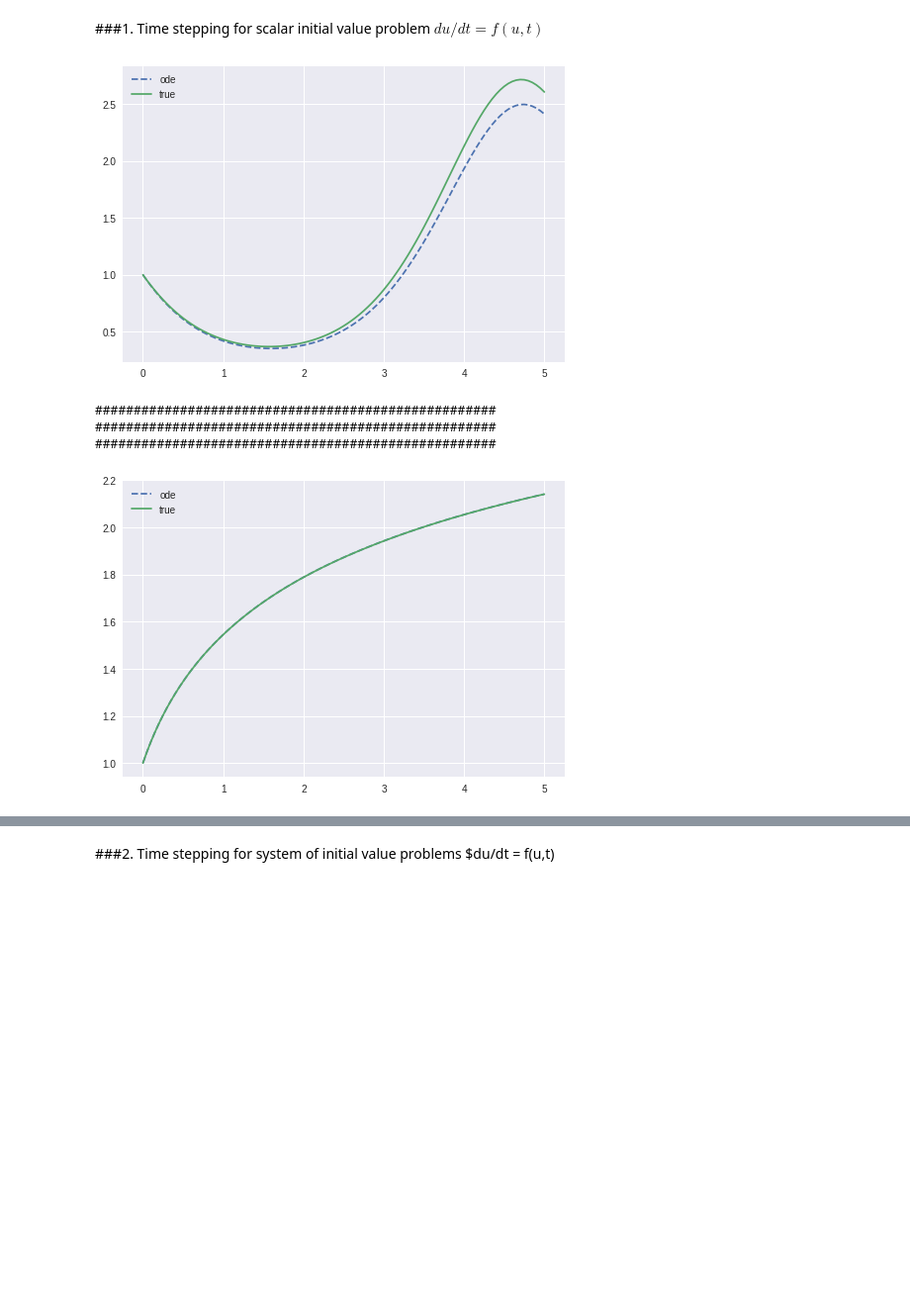
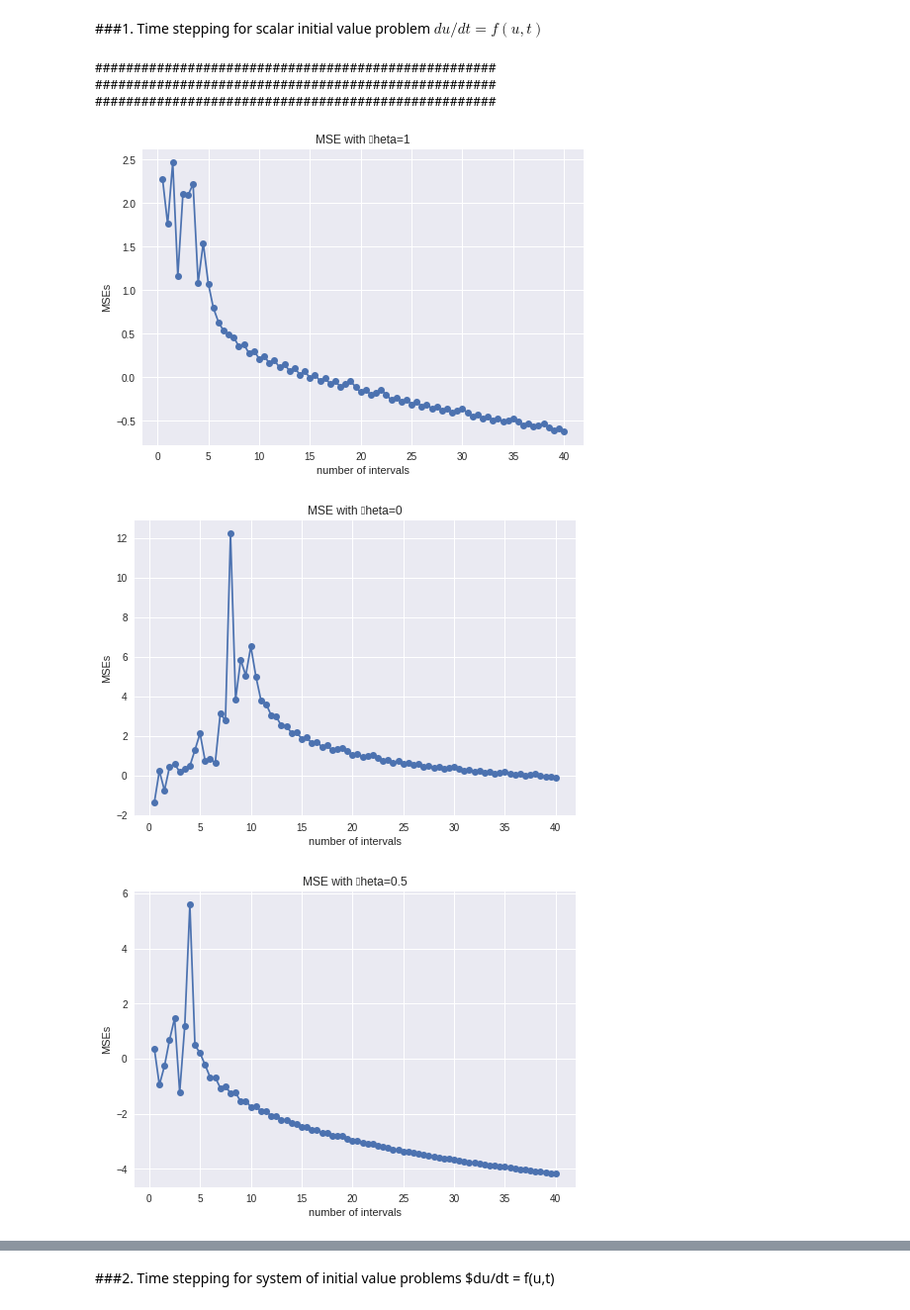
Before and after one commit to johanhoffman/DD2363-VT19, a Jupyter notebook: Lab-5/bozzato_lab5.ipynb, the cells around one changed output, grey strips where cells are left out. Shown at 99% size. Drawn from its saved outputs; the diff is of its cells as text; code cells hidden in the pictures; blank space fills up the shorter version.

```diff
--- a/Lab-5/bozzato_lab5.ipynb
+++ b/Lab-5/bozzato_lab5.ipynb
@@ -301,55 +353,45 @@ def systemOdeSolver(T, odeSystem, theta, u0, N):
 # %% [markdown]
 ###1. Time stepping for scalar initial value problem $du/dt = f(u,t)$
 # %%
+
+
+
 def fun(t):
   return np.e**(-np.sin(t))
 
 def odeFun(u,t):
   return -u*np.cos(t)
 
 
-theta= 1
 u0= 1
-T= 5
+T= 10
+Nmax= 40
+nTrials= 80
 
-x, y= odeSolver(T,odeFun,theta,u0,100)
+analysis(fun, odeFun, u0, T, Nmax, nTrials)
 
-
-plt.figure()
-plt.plot(x,y,'--')
-
-y_true= [fun(t) for t in x]
-plt.plot(x, y_true)
-plt.legend(('ode','true'))
-plt.show()
 
 print('####################################################')
 print('####################################################')
 print('####################################################')
+
 
 def odeFun(u,t):
   return 1/(u*(t+1))
 
 def fun(t):
   return np.sqrt(2*np.log(t+1)+1)
 
-theta= 0.5
 u0= 1
-T= 5
+T= 20
+Nmax= 40
+nTrials= 80
 
-x, y= odeSolver(T,odeFun,theta,u0,100)
-
-
-plt.figure()
-plt.plot(x,y,'--')
-
-y_true= [fun(t) for t in x]
-plt.plot(x, y_true)
-plt.legend(('ode','true'))
-plt.show()
+analysis(fun, odeFun, u0, T, Nmax, nTrials)
 # %% [output]
+####################################################
+####################################################
+####################################################
-[figure, old version]
+[figure, new version]
-####################################################
-####################################################
-####################################################
-[figure, old version]
+[figure, new version]
+[figure, added]
```
Also changed, not shown: parts of 2 cells of this notebook.
